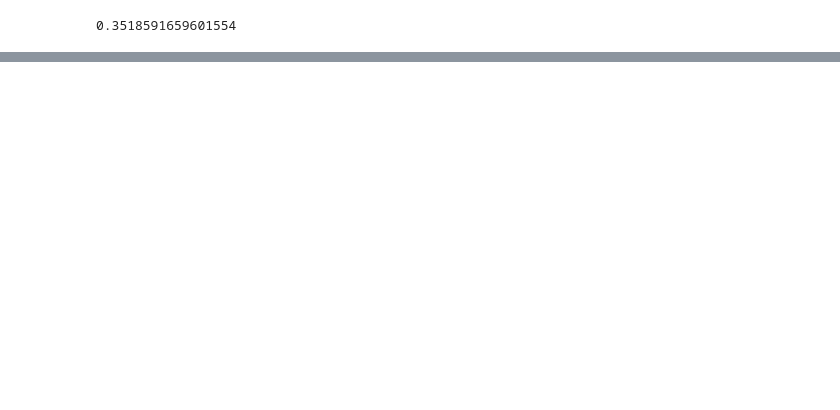
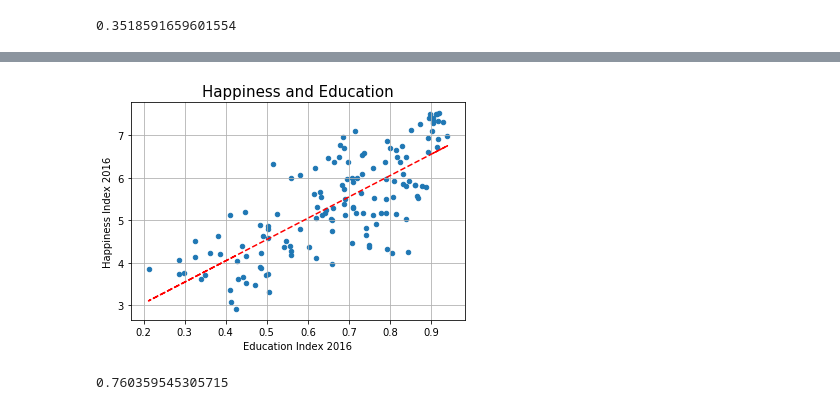
Before and after one commit to Kika000/Project-1, a Jupyter notebook: Monica Code/MonicaMainCode.ipynb, the cells around one changed output, grey strips where cells are left out. Drawn from its saved outputs; the diff is of its cells as text; code cells hidden in the pictures; blank space fills up the shorter version.

```diff
--- a/Monica Code/MonicaMainCode.ipynb
+++ b/Monica Code/MonicaMainCode.ipynb
@@ -136,0 +201,15 @@ r_value
+# %%
+# use linear regression to find correlation between Education Index and happiness index
+(slope, intercept, r_value, _, _) = linregress(happy_Edu_2016df2["Education Index 2016"],happy_Edu_2016df2["Happiness Index 2016"])
+fit = slope * happy_Edu_2016df2["Education Index 2016"] + intercept
+
+happy_Edu_2016df2.plot.scatter(x="Education Index 2016", y="Happiness Index 2016")
+plt.plot(happy_Edu_2016df2["Education Index 2016"], fit, 'r--')
+plt.title("Happiness and Education", fontsize=15)
+plt.grid()
+# %% [output]
+[figure, added]
+# %%
+r_value
+# %% [output]
+0.760359545305715
```
Also changed, not shown: parts of 10 cells of this notebook, 4 other files.
